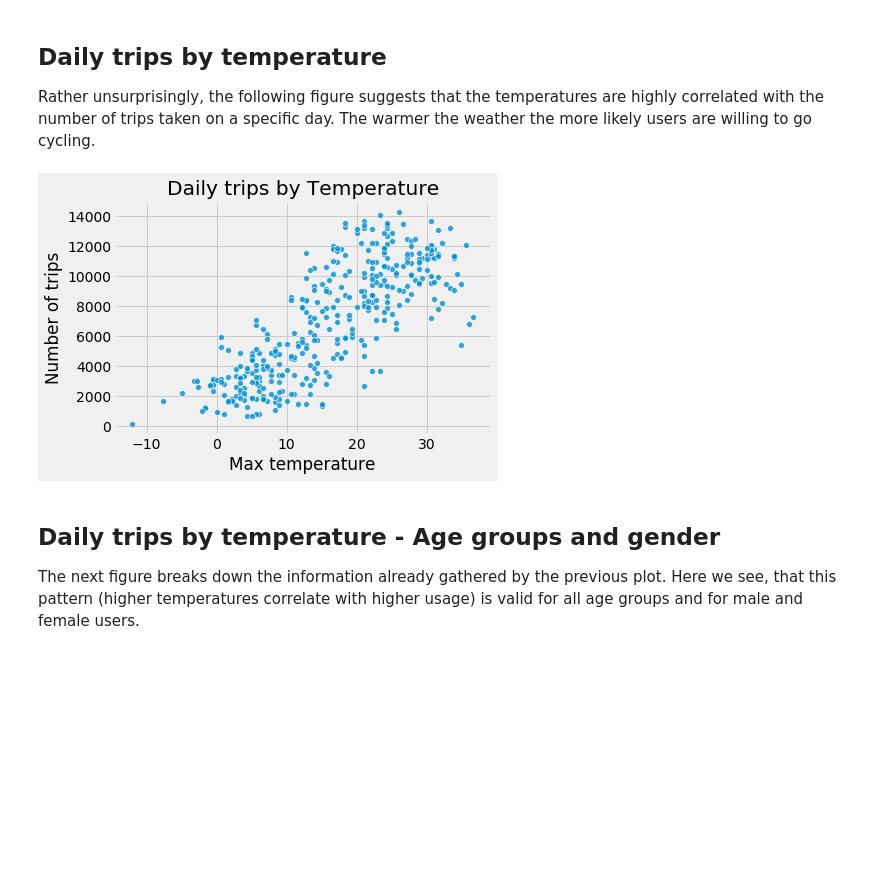
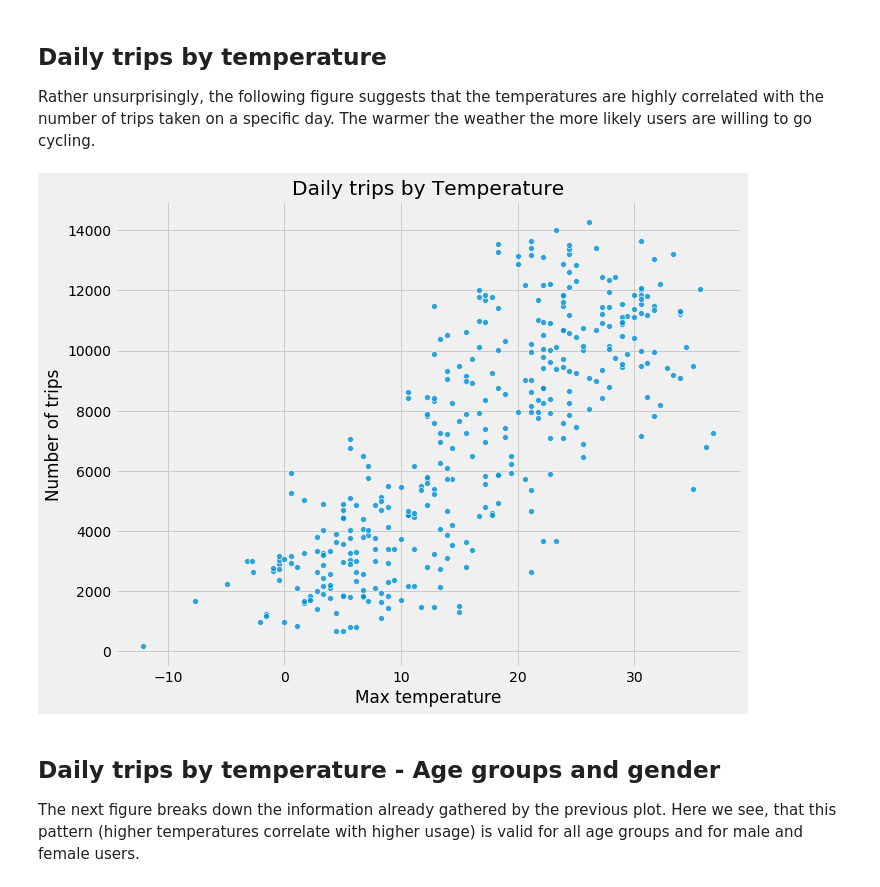
Before and after one commit to normannexo/Bluebikes-Boston-Data-Analysis, a Jupyter notebook: slide_deck_bluebikes.ipynb, the cells around one changed output. Cells and saved outputs as stored; diff of their text form; code cells hidden in the pictures; blank space fills up the shorter version.

```diff
--- a/slide_deck_bluebikes.ipynb
+++ b/slide_deck_bluebikes.ipynb
@@ -162,13 +168,14 @@ fig.tight_layout()
 Rather unsurprisingly, the following figure suggests that the temperatures are highly correlated with the number of trips taken on a specific day.
 The warmer the weather the more likely users are willing to go cycling.
 # %%
+plt.figure(figsize=(10,8))
 df_group_temp = df_clean.groupby(['date', 'TMAX']).size().reset_index().rename({0:'cnt'}, axis=1)
 ax = sns.scatterplot(data=df_group_temp, x='TMAX', y='cnt',alpha=0.8)
 ax.set_xlabel('Max temperature')
 ax.set_ylabel('Number of trips')
 _ =ax.set_title('Daily trips by Temperature')
 # %% [output]
-[figure, old version]
+[figure, new version]
 # %% [markdown]
 ## Daily trips by temperature - Age groups and gender
 The next figure breaks down the information already gathered by the previous plot. Here we see, that this pattern (higher temperatures correlate with higher usage) is valid
```
Also changed, not shown: parts of 6 cells of this notebook, 3 other files.
